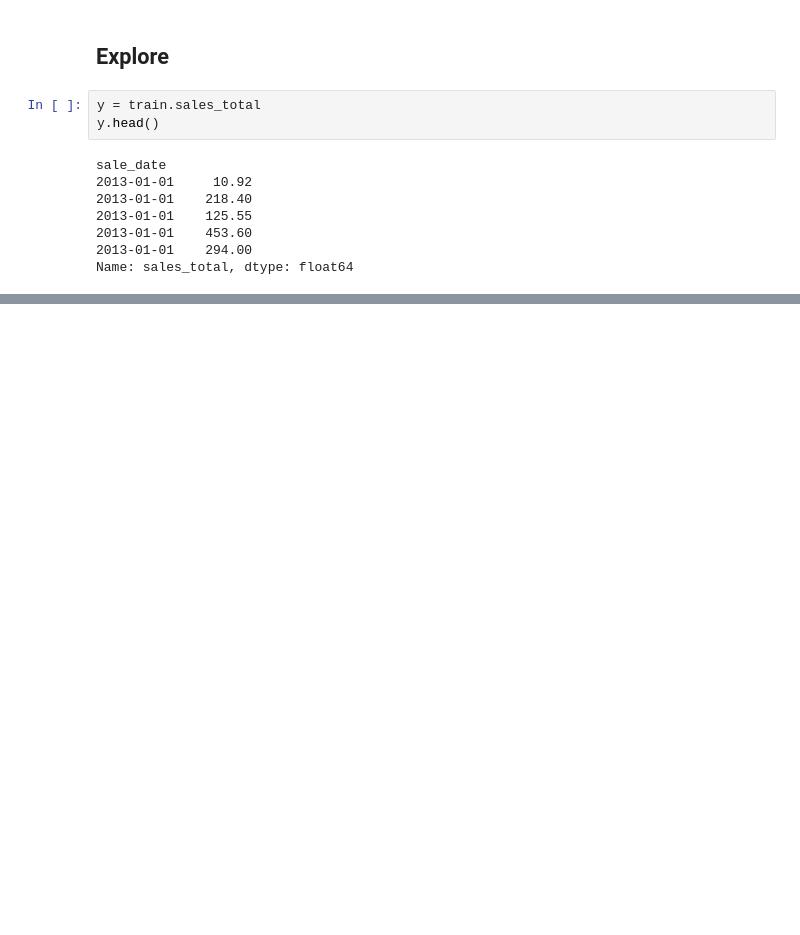
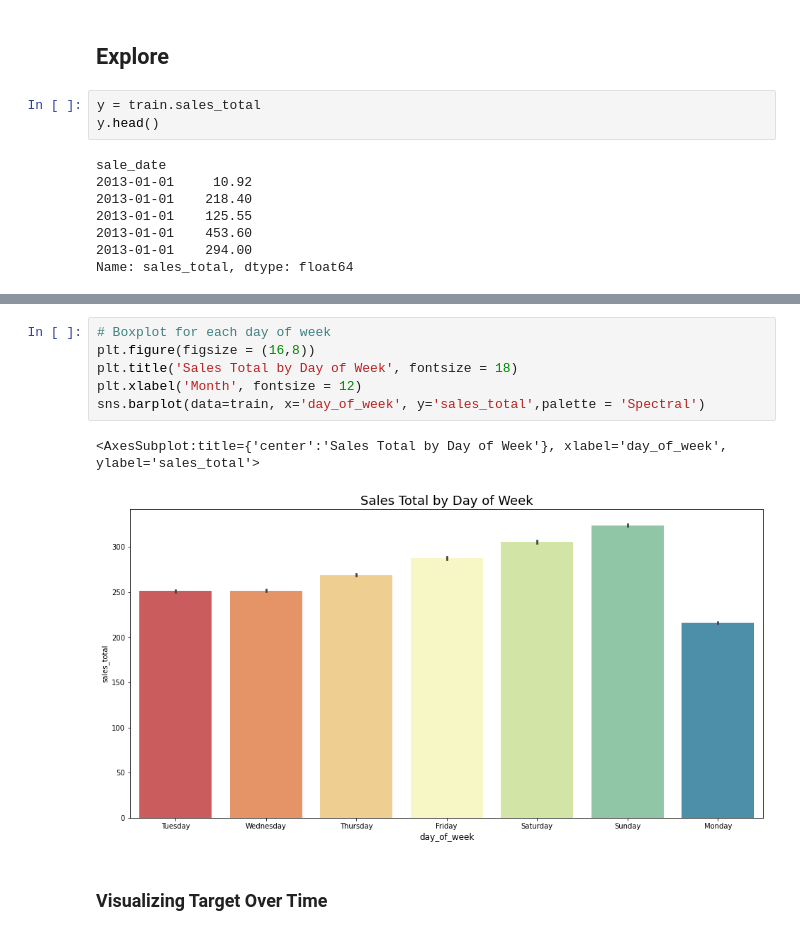
Before and after one commit to m3redithw/time-series-exercises, a Jupyter notebook: explore.ipynb, the cells around one changed output, grey strips where cells are left out. Cells and saved outputs as stored; diff of their text form; blank space fills up the shorter version.

```diff
--- a/explore.ipynb
+++ b/explore.ipynb
@@ -85,0 +114,11 @@ y.plot.hist(linewidth=1.2, edgecolor='black')
+# %%
+# Boxplot for each day of week
+plt.figure(figsize = (16,8))
+plt.title('Sales Total by Day of Week', fontsize = 18)
+plt.xlabel('Month', fontsize = 12)
+sns.barplot(data=train, x='day_of_week', y='sales_total',palette = 'Spectral')
+# %% [output]
+<AxesSubplot:title={'center':'Sales Total by Day of Week'}, xlabel='day_of_week', ylabel='sales_total'>
+[figure, added]
+# %% [markdown]
+### Visualizing Target Over Time
```
Also changed, not shown: parts of 21 cells of this notebook.
